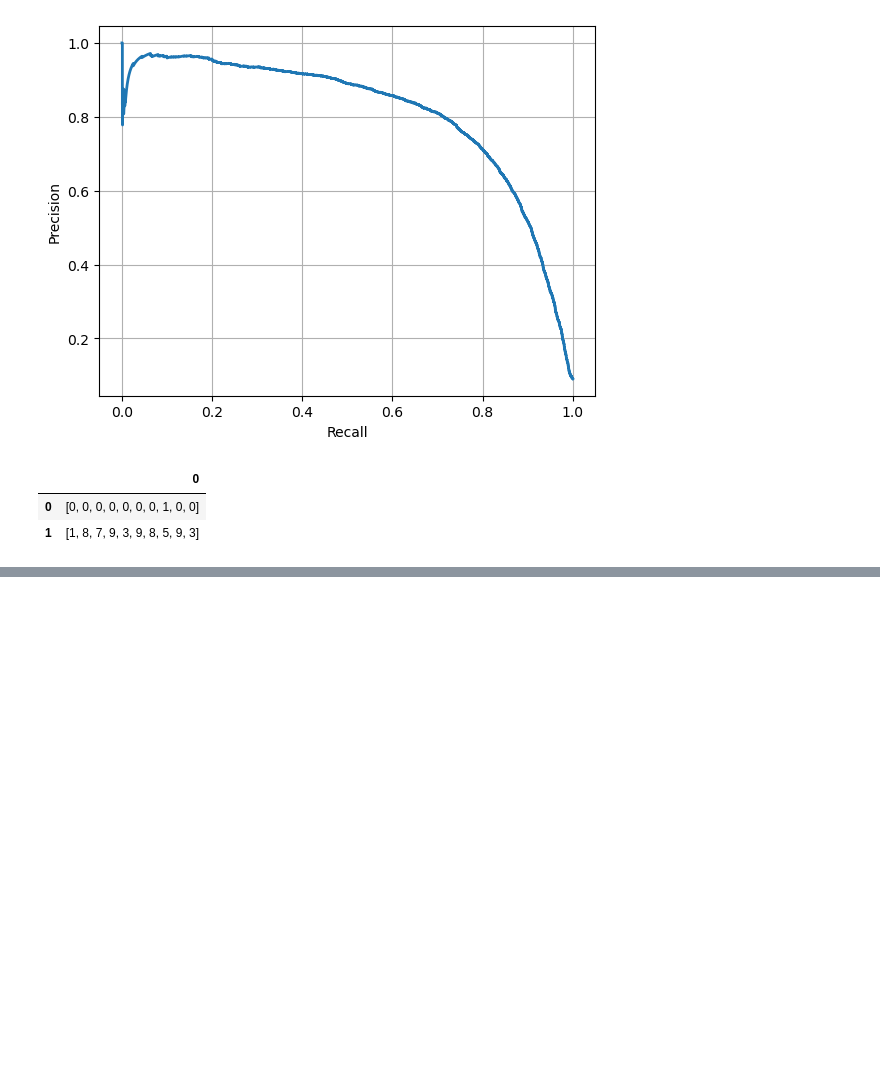
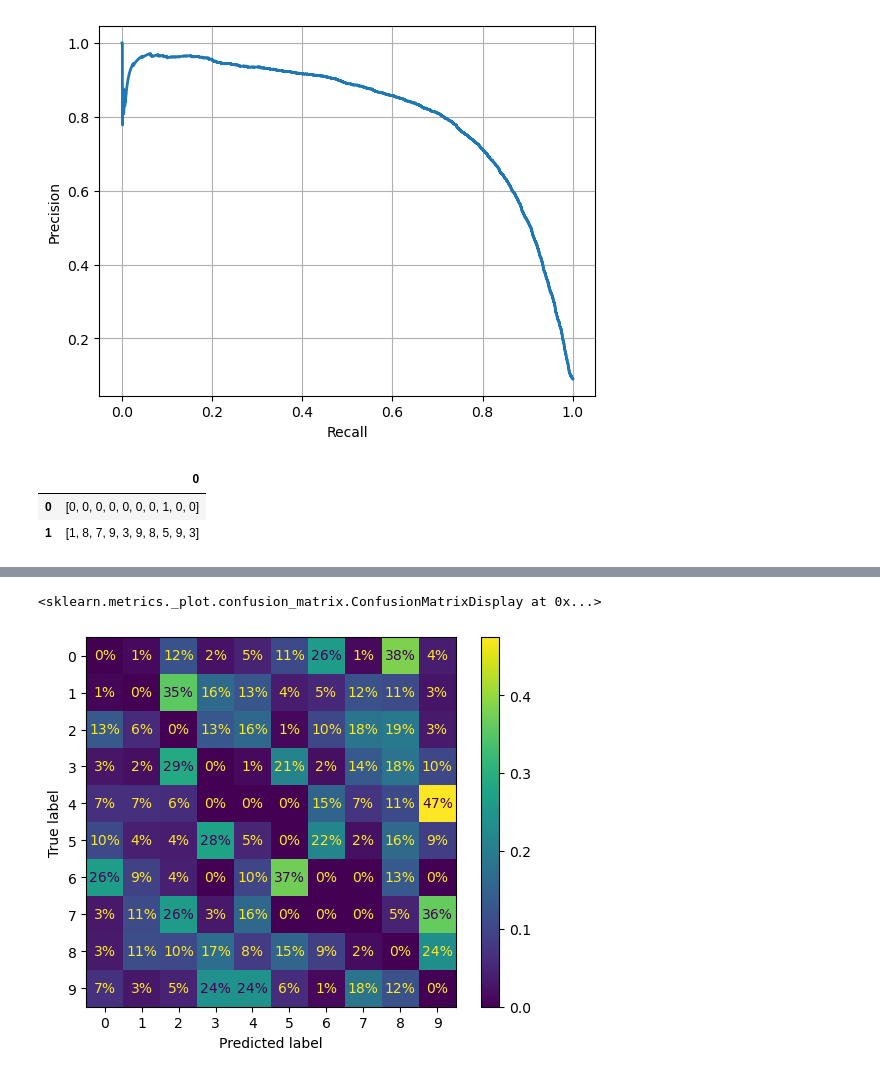
Before and after one commit to adamscarlat/hands-on-ML-with-Scikit-Learn-and-Tensorflow, a Jupyter notebook: edition3/ch3-classification/classification.ipynb, the cells around one changed output, grey strips where cells are left out. Drawn from its saved outputs; the diff is of its cells as text; code cells hidden in the pictures; blank space fills up the shorter version.

```diff
--- a/edition3/ch3-classification/classification.ipynb
+++ b/edition3/ch3-classification/classification.ipynb
@@ -237,0 +410,22 @@ df.T
+# %%
+# Emphasizing the errors in the confusion matrix by adding weights to all WRONG predictions. To do that, we get a boolean array
+# where the wrong predictions are TRUE, correct predictions are FALSE. This will give a weight of 0 to correct predictions and a weight
+# 1 to wrong predictions
+sample_weight = (y_train_pred != y_train)
+ConfusionMatrixDisplay.from_predictions(y_train, y_train_pred, sample_weight=sample_weight, normalize="true", values_format=".0%")
+
+# Now notice that the main diagonal (correct predictions) is all 0% (0 weight * percentage). The prediction errors (all other cells)
+# are now easily seen since the normalization is not affected by the correct predictions (which are the majority by a lot).
+
+# Notice that the normalization is at the row level - at the actual label level
+
+# We can see the most common mistakes:
+#   - 47% of the prediction errors the model made on number 9 are that it classified it as 4
+#   - 36% of the prediction errors the model made on number 9 are that it classified it as 7
+# and so on...
+
+# We can gain insights from this matrix on how to improve this model. For example, we could get more images that look like
+# 9 so that the model better distinguishes 9 from other digits.
+# %% [output]
+<sklearn.metrics._plot.confusion_matrix.ConfusionMatrixDisplay at 0x...>
+[figure, added]
```
Also changed, not shown: parts of 27 cells of this notebook.
